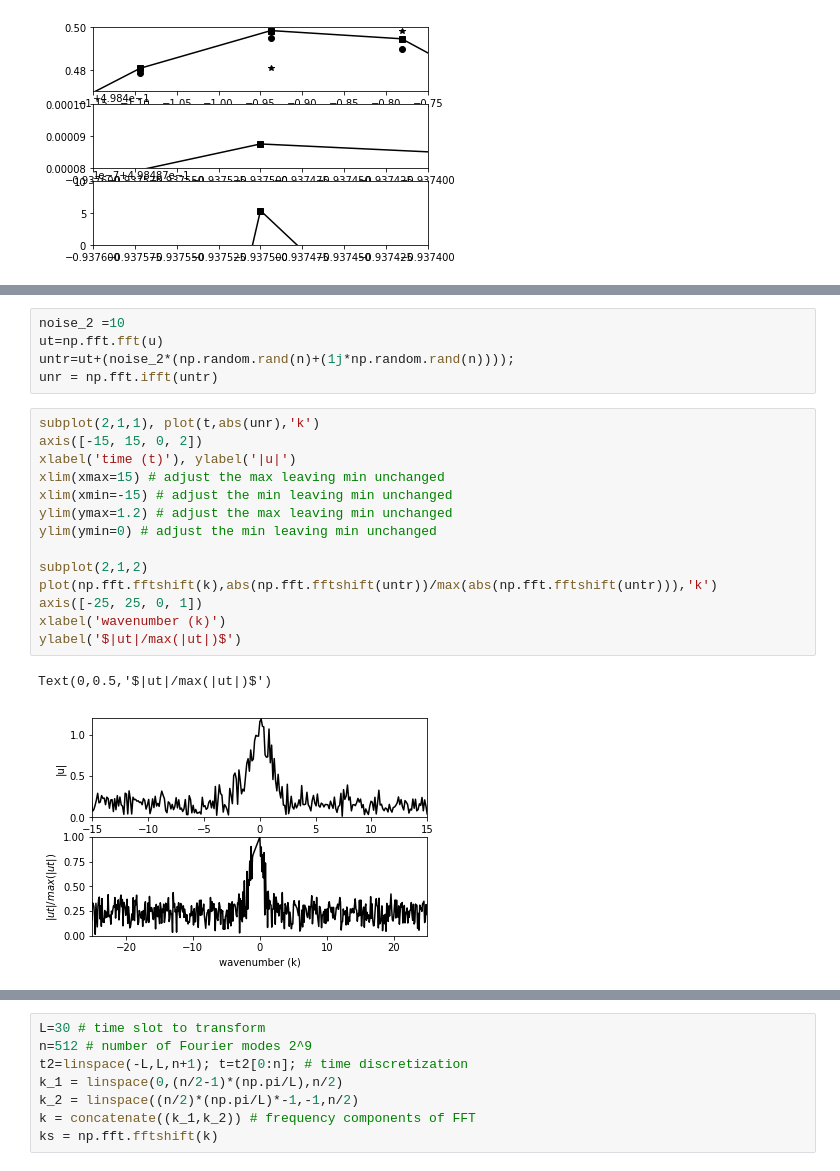
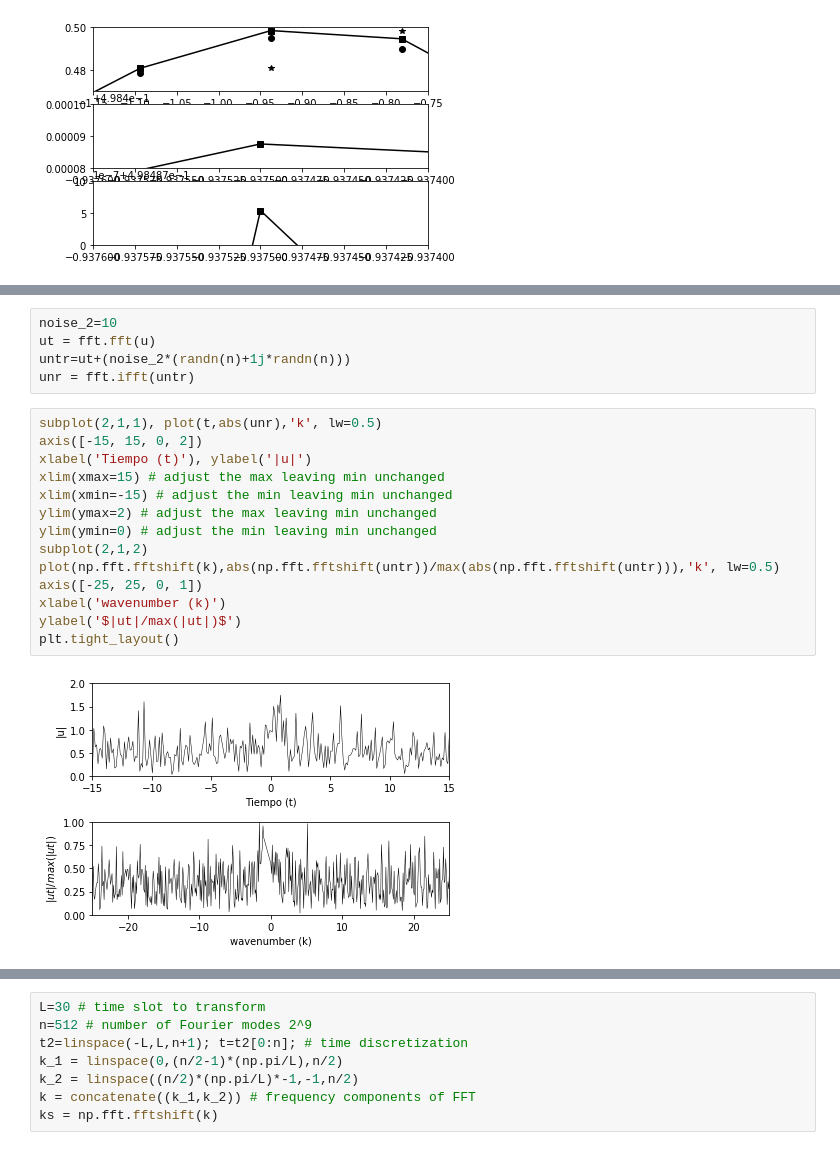
Before and after one commit to jp-gonzalez/Herramientas-Computacionales-IMEC3602, a Jupyter notebook: Taller4/Taller_4.ipynb, the cells around one changed output, grey strips where cells are left out. Saved outputs shown, nothing was run; the diff lists cells and outputs as text.

```diff
--- a/Taller4/Taller_4.ipynb
+++ b/Taller4/Taller_4.ipynb
@@ -143,22 +145,21 @@ ylim(ymin=0) # adjust the min leaving min unchanged
 # %%
-noise_2 =10
-ut=np.fft.fft(u)
-untr=ut+(noise_2*(np.random.rand(n)+(1j*np.random.rand(n))));
-unr = np.fft.ifft(untr)
+noise_2=10
+ut = fft.fft(u)
+untr=ut+(noise_2*(randn(n)+1j*randn(n)))
+unr = fft.ifft(untr)
 # %%
-subplot(2,1,1), plot(t,abs(unr),'k')
+subplot(2,1,1), plot(t,abs(unr),'k', lw=0.5)
 axis([-15, 15, 0, 2])
-xlabel('time (t)'), ylabel('|u|')
+xlabel('Tiempo (t)'), ylabel('|u|')
 xlim(xmax=15) # adjust the max leaving min unchanged
 xlim(xmin=-15) # adjust the min leaving min unchanged
-ylim(ymax=1.2) # adjust the max leaving min unchanged
+ylim(ymax=2) # adjust the max leaving min unchanged
 ylim(ymin=0) # adjust the min leaving min unchanged
-
 subplot(2,1,2)
-plot(np.fft.fftshift(k),abs(np.fft.fftshift(untr))/max(abs(np.fft.fftshift(untr))),'k')
+plot(np.fft.fftshift(k),abs(np.fft.fftshift(untr))/max(abs(np.fft.fftshift(untr))),'k', lw=0.5)
 axis([-25, 25, 0, 1])
 xlabel('wavenumber (k)')
 ylabel('$|ut|/max(|ut|)$')
+plt.tight_layout()
 # %% [output]
-Text(0,0.5,'$|ut|/max(|ut|)$')
-[figure, old version]
+[figure, new version]
```
Also changed, not shown: parts of 25 cells of this notebook.
